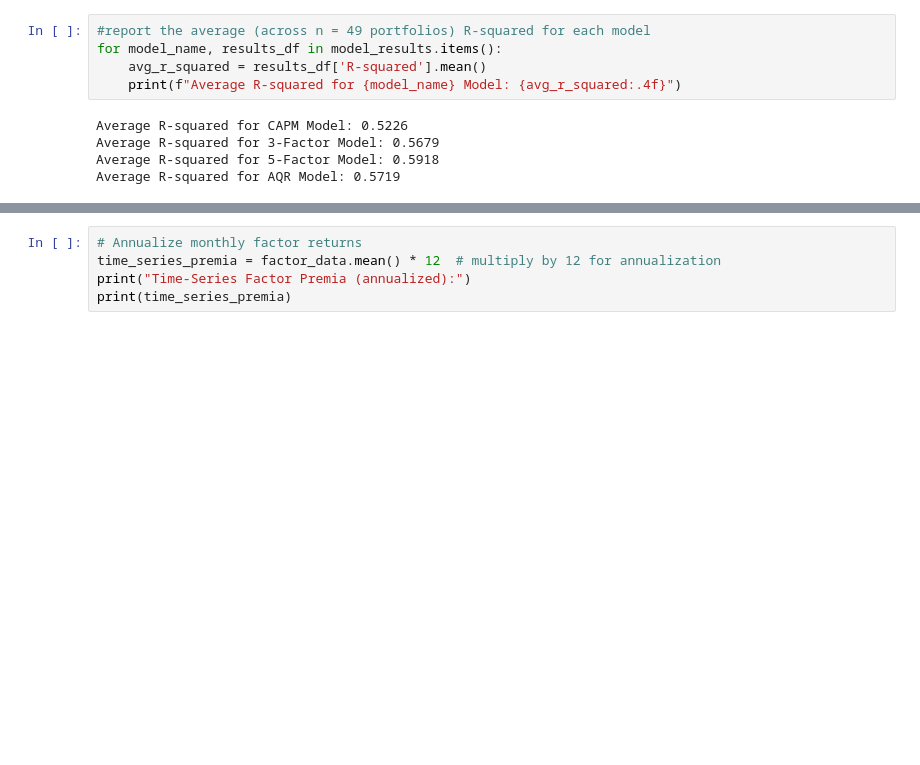
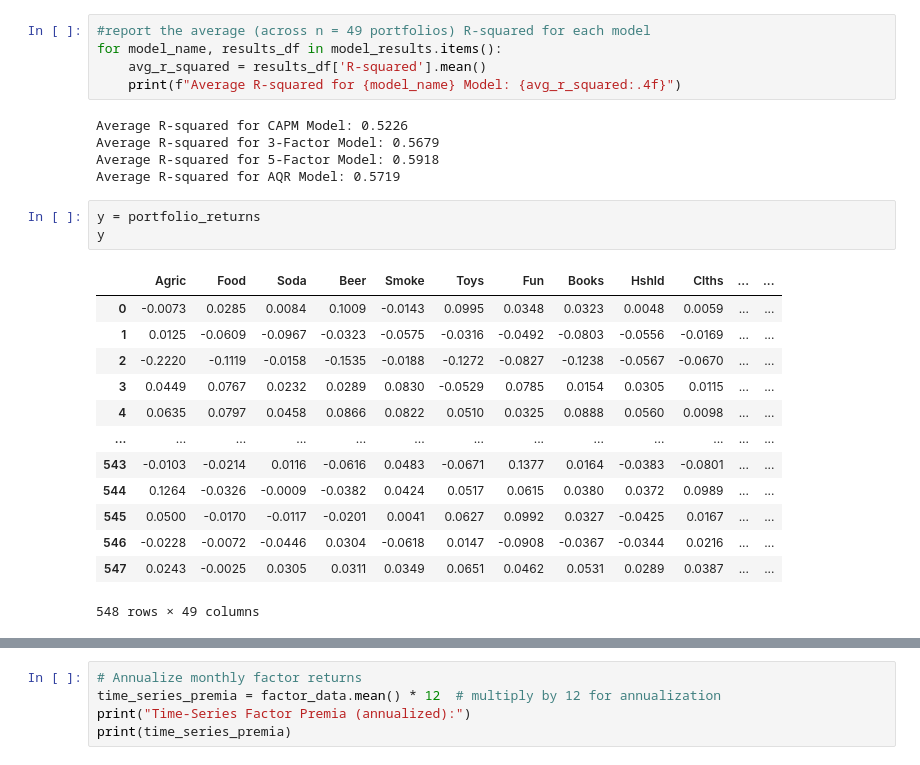
Before and after one commit to mihikasingh806/HW_grpB25_Porftolio, a Jupyter notebook: hw5/FINM36700-Homework5.ipynb, the cells around one changed output, grey strips where cells are left out. Drawn from its saved outputs; the diff is of its cells as text; blank space fills up the shorter version.

```diff
--- a/hw5/FINM36700-Homework5.ipynb
+++ b/hw5/FINM36700-Homework5.ipynb
@@ -331,6 +331,23 @@ Average R-squared for CAPM Model: 0.5226
 Average R-squared for 3-Factor Model: 0.5679
 Average R-squared for 5-Factor Model: 0.5918
 Average R-squared for AQR Model: 0.5719
+# %%
+y = portfolio_returns
+y
+# %% [output]
+|  | Agric | Food | Soda | Beer | Smoke | Toys | Fun | Books | Hshld | Clths | ... | ... |
+| 0 | -0.0073 | 0.0285 | 0.0084 | 0.1009 | -0.0143 | 0.0995 | 0.0348 | 0.0323 | 0.0048 | 0.0059 | ... | ... |
+| 1 | 0.0125 | -0.0609 | -0.0967 | -0.0323 | -0.0575 | -0.0316 | -0.0492 | -0.0803 | -0.0556 | -0.0169 | ... | ... |
+| 2 | -0.2220 | -0.1119 | -0.0158 | -0.1535 | -0.0188 | -0.1272 | -0.0827 | -0.1238 | -0.0567 | -0.0670 | ... | ... |
+| 3 | 0.0449 | 0.0767 | 0.0232 | 0.0289 | 0.0830 | -0.0529 | 0.0785 | 0.0154 | 0.0305 | 0.0115 | ... | ... |
+| 4 | 0.0635 | 0.0797 | 0.0458 | 0.0866 | 0.0822 | 0.0510 | 0.0325 | 0.0888 | 0.0560 | 0.0098 | ... | ... |
+| ... | ... | ... | ... | ... | ... | ... | ... | ... | ... | ... | ... | ... |
+| 543 | -0.0103 | -0.0214 | 0.0116 | -0.0616 | 0.0483 | -0.0671 | 0.1377 | 0.0164 | -0.0383 | -0.0801 | ... | ... |
+| 544 | 0.1264 | -0.0326 | -0.0009 | -0.0382 | 0.0424 | 0.0517 | 0.0615 | 0.0380 | 0.0372 | 0.0989 | ... | ... |
+| 545 | 0.0500 | -0.0170 | -0.0117 | -0.0201 | 0.0041 | 0.0627 | 0.0992 | 0.0327 | -0.0425 | 0.0167 | ... | ... |
+| 546 | -0.0228 | -0.0072 | -0.0446 | 0.0304 | -0.0618 | 0.0147 | -0.0908 | -0.0367 | -0.0344 | 0.0216 | ... | ... |
+| 547 | 0.0243 | -0.0025 | 0.0305 | 0.0311 | 0.0349 | 0.0651 | 0.0462 | 0.0531 | 0.0289 | 0.0387 | ... | ... |
+548 rows × 49 columns
 # %%
 #test three models using the cross-sectional test
 #calculate the annualized mean excess return for each portfolio
```
Also changed, not shown: parts of 1 cell of this notebook, 3 other files.
